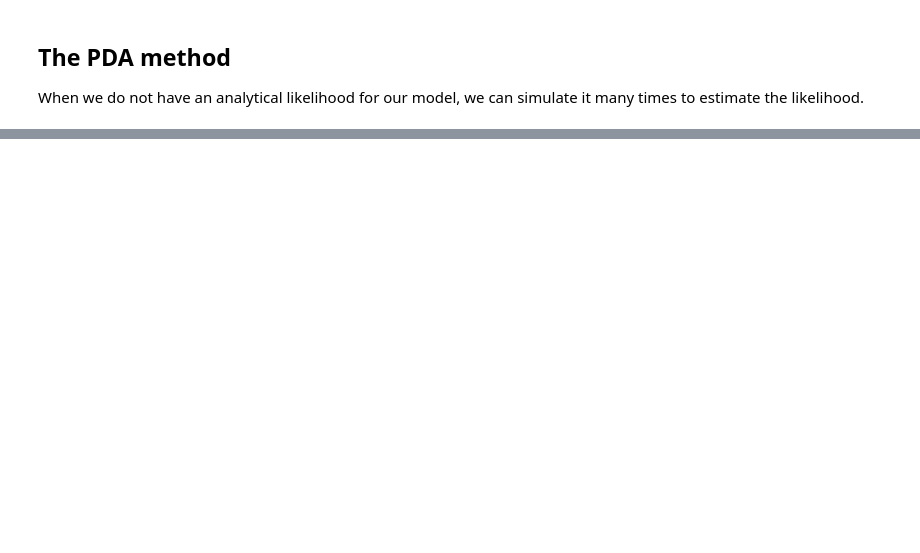
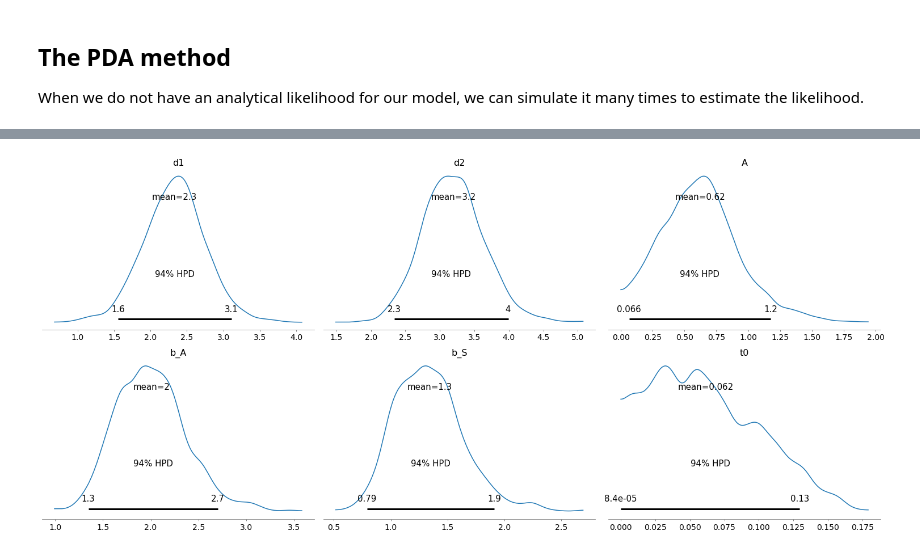
Before and after one commit to compmem/QuantCog, a Jupyter notebook: notebooks/08_More_Decisions.ipynb, the cells around one changed output, grey strips where cells are left out. Drawn from its saved outputs; the diff is of its cells as text; code cells hidden in the pictures; blank space fills up the shorter version.

```diff
--- a/notebooks/08_More_Decisions.ipynb
+++ b/notebooks/08_More_Decisions.ipynb
@@ -75,7 +88,7 @@ dat.groupby(['cond', 'correct'])['rt'].mean().reset_index()
 def lba_sim(I=(1.0,1.5), A=.1, S=1.0, b=1.0, num_sims=1000,
             max_time=2., t0=0.0, **kwargs):
     # set drift rate from inputs
-    dr = np.float64(I)
+    dr = np.squeeze(np.atleast_1d(I))
 
     # set the number of choices
     nc = len(dr)
@@ -255,4 +300,4 @@ for p,v in zip(m.param_names,indiv):
 # %%
 # save out model to an ArviZ Inference Dataset
-daz_t = az.from_dict(**arviz_dict(m, burnin=20))
+daz_t = az.from_dict(**arviz_dict(m, burnin=200))
 daz_t.posterior
@@ -419,0 +551,4 @@ az.compare({'threshold': daz_t, 'drift': daz_d})
+# %%
+az.plot_posterior(daz_t);
+# %% [output]
+[figure, added]
```
Also changed, not shown: parts of 30 cells of this notebook, 2 other files.
